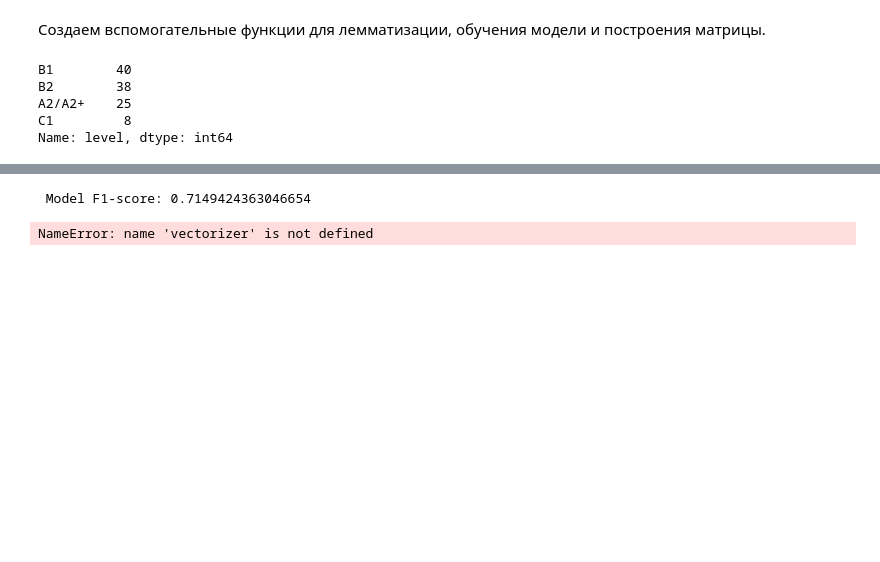
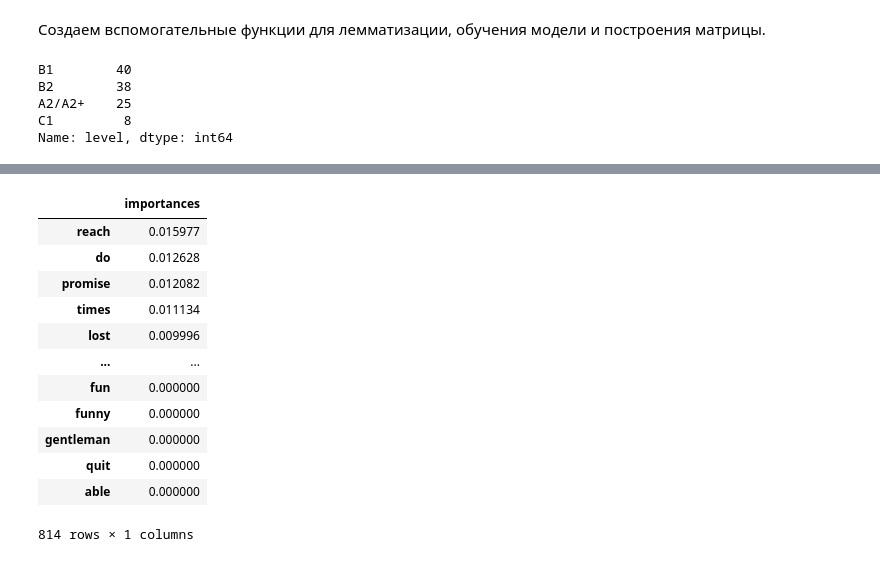
Before and after one commit to kirillva/workshop02, a Jupyter notebook: subtitles.ipynb, the cells around one changed output, grey strips where cells are left out. Saved outputs shown, nothing was run; the diff lists cells and outputs as text; code cells hidden in the pictures; blank space fills up the shorter version.

```diff
--- a/subtitles.ipynb
+++ b/subtitles.ipynb
@@ -360,32 +358,20 @@ Fitting 3 folds for each of 8 candidates, totalling 24 fits
 # %%
-feature_importances = pd.DataFrame(estimator2[0].feature_importances_, index=vectorizer.get_feature_names() + ['mean','median'], columns=['importances']).sort_values(by='importances', ascending=False)
+feature_importances = pd.DataFrame(estimator3[0].feature_importances_, index=vectorizer.get_feature_names() + ['mean','median'], columns=['importances']).sort_values(by='importances', ascending=False)
+display(feature_importances)
+# %% [output]
+|  | importances |
+| reach | 0.015977 |
+| do | 0.012628 |
+| promise | 0.012082 |
+| times | 0.011134 |
+| lost | 0.009996 |
+| ... | ... |
+| fun | 0.000000 |
+| funny | 0.000000 |
+| gentleman | 0.000000 |
+| quit | 0.000000 |
+| able | 0.000000 |
+814 rows × 1 columns
-# %%
-print( f' Model F1-score: {f1_score(y_test, y_preds2, average="weighted")}' )
-# %% [output]
- Model F1-score: 0.7149424363046654
-# %%
-vect_x = vectorizer.transform(x)
-vect_x = sparse.hstack((sparse.csr_matrix(df_films_splitted[['mean','median']].values), vect_x))
-
-nm = NearMiss()
-X_res, Y_res = nm.fit_resample(vect_x, y)
-pipeline3 = Pipeline( steps = [("base", CatBoostClassifier(iterations=100, learning_rate=0.1, verbose=100, task_type='GPU') )]  )
-# CatBoostClassifier(task_type='GPU')
-param_grid3 = {
-    # "base__n_estimators": [i for i in range(200,300,50)],
-    # "base__max_depth": [i for i in range(25,35,5)],
-    # "base__min_samples_split": [i for i in range(8,12,2)],
-    'base__learning_rate': [0.01,0.02,0.03,0.04],
-}
-estimator3 = search_best_estimator(pipeline3, param_grid3, X_res, Y_res)
-X_train, X_test, y_train, y_test = train_test_split(
-    vect_x, y, random_state=42, test_size=0.3, stratify=y
-)
-estimator3.fit(X_res, Y_res)
-y_preds3 = estimator3.predict(X_test)
-plot_confusion_matrix(y_test, y_preds3, estimator3)
-# %% [output]
-NameError: name 'vectorizer' is not defined
 # %%
 print( f' Model F1-score: {f1_score(y_test, y_preds3, average="weighted")}' )
 # %% [output]
```
Also changed, not shown: parts of 12 cells of this notebook, 1 other file.
